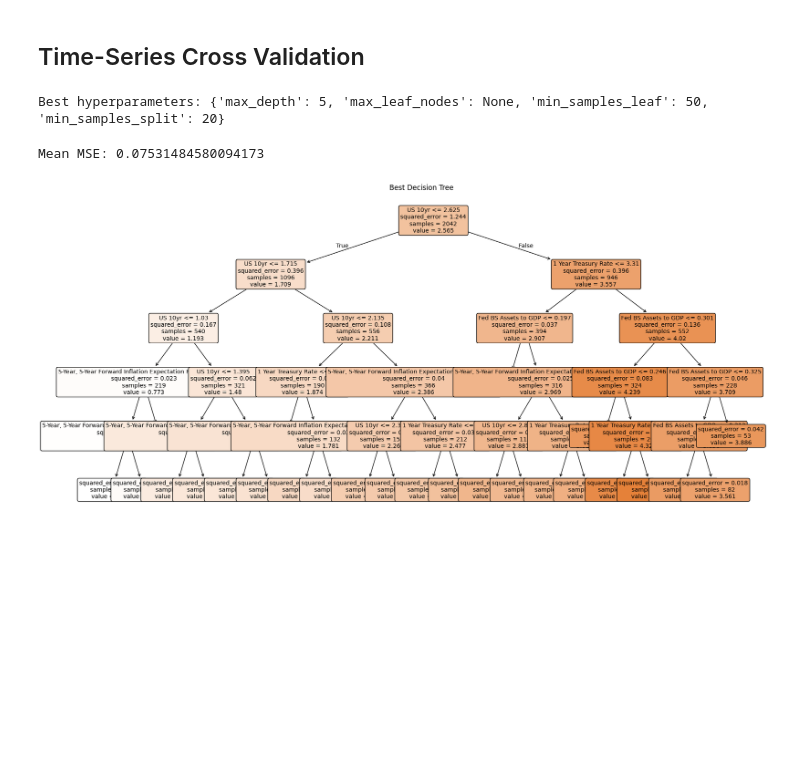
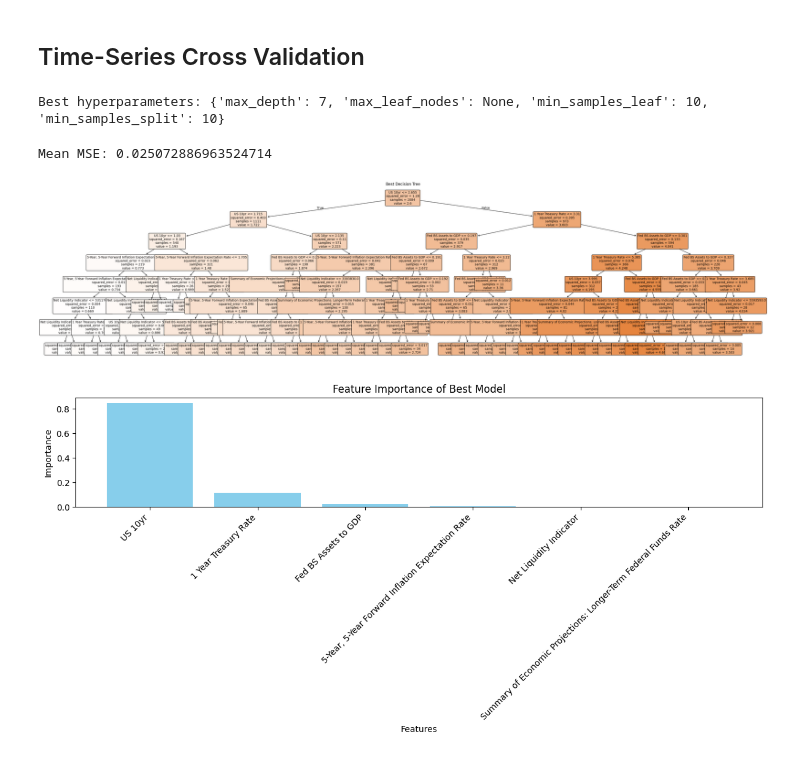
Before and after one commit to MeederDCS/Meeder1, a Jupyter notebook: DT Regressor US 10-Year.ipynb, the cells around one changed output. Drawn from its saved outputs; the diff is of its cells as text; code cells hidden in the pictures; blank space fills up the shorter version.

```diff
--- a/DT Regressor US 10-Year.ipynb
+++ b/DT Regressor US 10-Year.ipynb
@@ -170,9 +170,9 @@ y = df['US 10yr lead']
 # Split the data into training and testing sets
 X_train, X_test, y_train, y_test = train_test_split(X, y, test_size=0.2, random_state=42)
 param_grid = {
-    'max_depth': [ 3,4,5,6],
-    'min_samples_split': [20,50],
-    'min_samples_leaf': [20,50],
+    'max_depth': [ 5,6,7,8],
+    'min_samples_split': [10,20,50],
+    'min_samples_leaf': [10,20,50],
     'max_leaf_nodes': [None,10,20]
 }
 # %%
@@ -204,7 +204,7 @@ best_tree.fit(X, y)
 
 print("Best hyperparameters:", best_params)
 # %% [output]
-Best hyperparameters: {'max_depth': 5, 'max_leaf_nodes': None, 'min_samples_leaf': 50, 'min_samples_split': 20}
+Best hyperparameters: {'max_depth': 7, 'max_leaf_nodes': None, 'min_samples_leaf': 10, 'min_samples_split': 10}
 # %%
 scores = []
 for train_index, test_index in tscv.split(X):
@@ -217,14 +217,33 @@ for train_index, test_index in tscv.split(X):
 
 print(f"Mean MSE: {np.mean(scores)}")
 # %% [output]
-Mean MSE: 0.07531484580094173
+Mean MSE: 0.025072886963524714
 # %%
-plt.figure(figsize=(20, 10))  # Adjust the size of the plot as necessary
+plt.figure(figsize=(40, 10))  # Adjust the size of the plot as necessary
 plot_tree(best_tree, feature_names=X.columns, filled=True, rounded=True, fontsize=10)
 plt.title("Best Decision Tree")
 plt.show()
 # %% [output]
-[figure, old version]
+[figure, new version]
+# %%
+# Get feature importances
+importances = best_tree.feature_importances_
+features = X.columns
+
+# Sort the importances in descending order
+indices = np.argsort(importances)[::-1]
+
+# Plot the feature importances
+plt.figure(figsize=(12, 6))  # Increased figure size
+plt.bar(features[indices], importances[indices], color='skyblue')
+plt.xlabel('Features')
+plt.ylabel('Importance')
+plt.title('Feature Importance of Best Model')
+plt.xticks(rotation=45, ha='right')  # Rotated x-axis labels
+plt.tight_layout()
+plt.show()
+# %% [output]
+[figure, added]
 # %%
 df_orig[X.columns]
 # %% [output]
```
Also changed, not shown: parts of 6 cells of this notebook, 4 other files.
